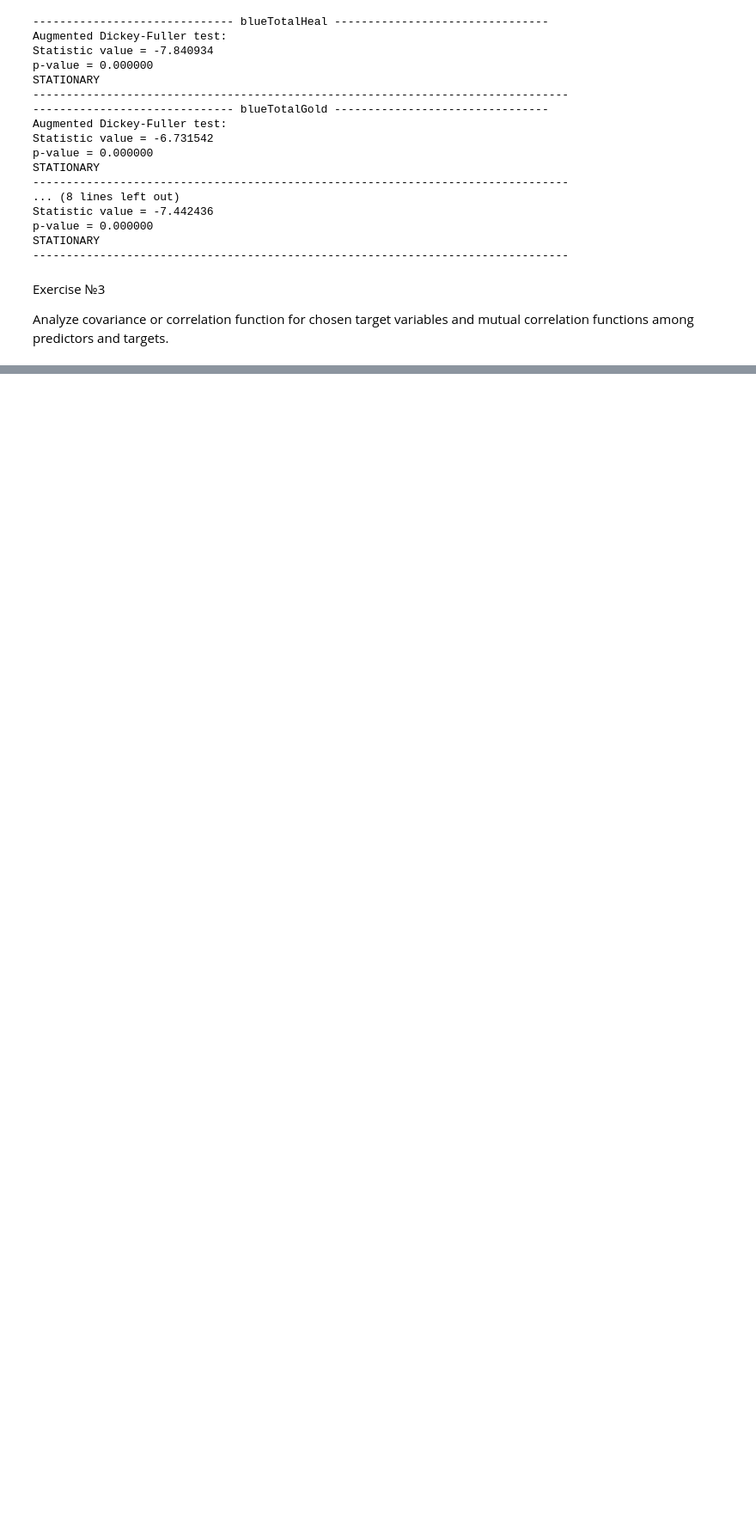
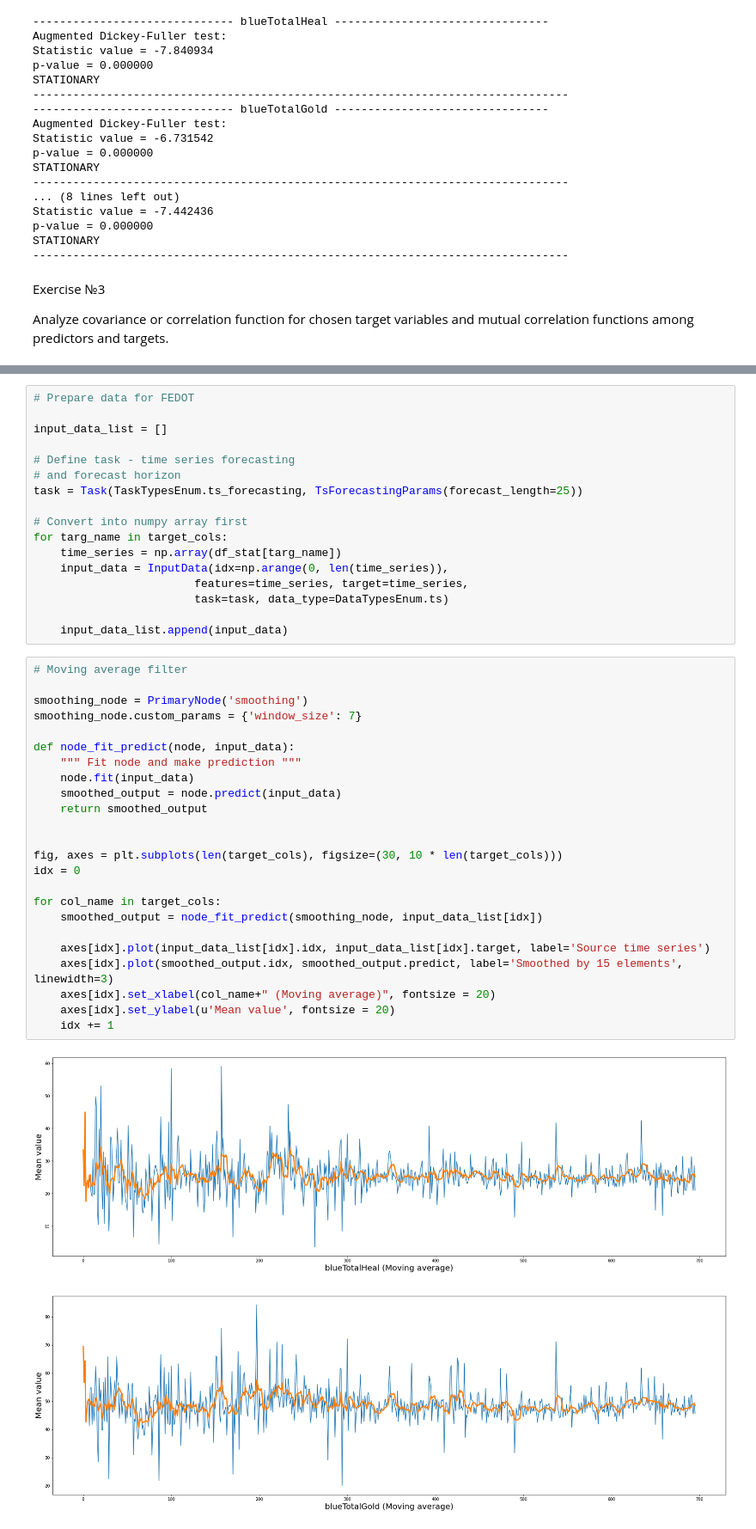
Before and after one commit to vandosik/M-M-MSA, a Jupyter notebook: Lab_4/lab_4.ipynb, the cells around one changed output, grey strips where cells are left out. Shown at 86% size. Drawn from its saved outputs; the diff is of its cells as text; blank space fills up the shorter version.

```diff
--- a/Lab_4/lab_4.ipynb
+++ b/Lab_4/lab_4.ipynb
@@ -147,0 +185,43 @@ for col_name in target_cols:
+# %%
+# Prepare data for FEDOT
+
+input_data_list = []
+
+# Define task - time series forecasting
+# and forecast horizon
+task = Task(TaskTypesEnum.ts_forecasting, TsForecastingParams(forecast_length=25))
+
+# Convert into numpy array first
+for targ_name in target_cols:
+    time_series = np.array(df_stat[targ_name])
+    input_data = InputData(idx=np.arange(0, len(time_series)),
+                        features=time_series, target=time_series,
+                        task=task, data_type=DataTypesEnum.ts)
+
+    input_data_list.append(input_data)
+# %%
+# Moving average filter
+
+smoothing_node = PrimaryNode('smoothing')
+smoothing_node.custom_params = {'window_size': 7}
+
+def node_fit_predict(node, input_data):
+    """ Fit node and make prediction """
+    node.fit(input_data)
+    smoothed_output = node.predict(input_data)
+    return smoothed_output
+
+
+fig, axes = plt.subplots(len(target_cols), figsize=(30, 10 * len(target_cols)))
+idx = 0
+
+for col_name in target_cols:
+    smoothed_output = node_fit_predict(smoothing_node, input_data_list[idx])
+
+    axes[idx].plot(input_data_list[idx].idx, input_data_list[idx].target, label='Source time series')
+    axes[idx].plot(smoothed_output.idx, smoothed_output.predict, label='Smoothed by 15 elements', linewidth=3)
+    axes[idx].set_xlabel(col_name+" (Moving average)", fontsize = 20)
+    axes[idx].set_ylabel(u'Mean value', fontsize = 20)
+    idx += 1
+# %% [output]
+[figure, added]
```
Also changed, not shown: parts of 6 cells of this notebook.
